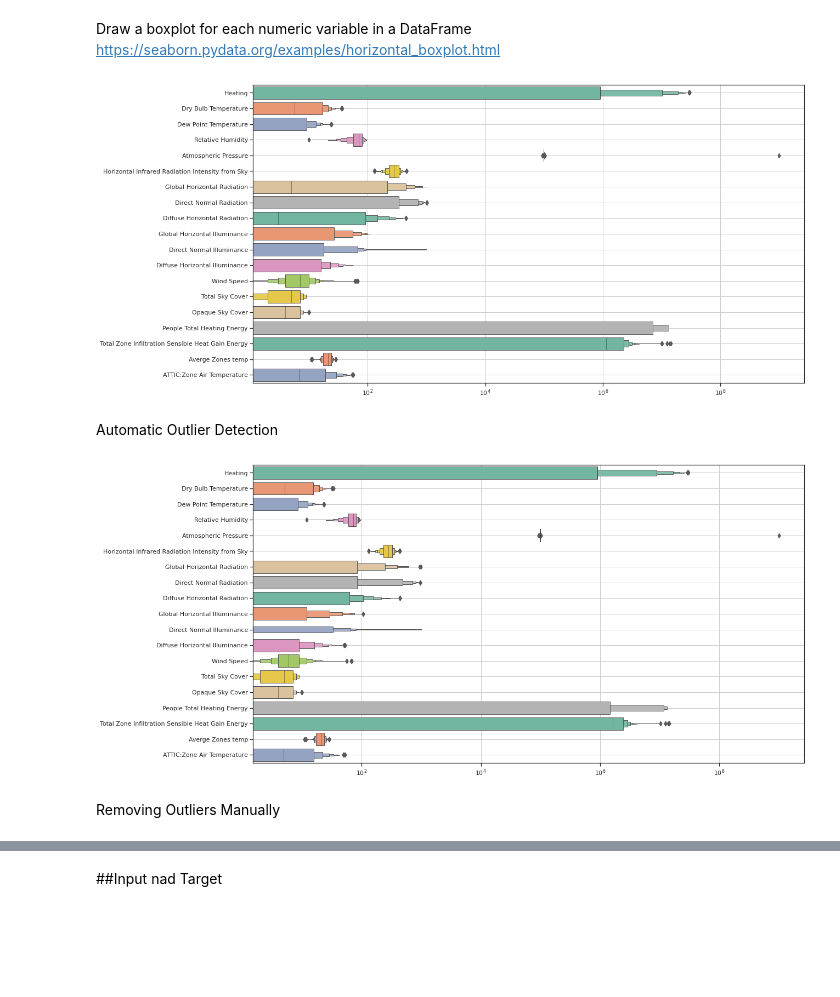
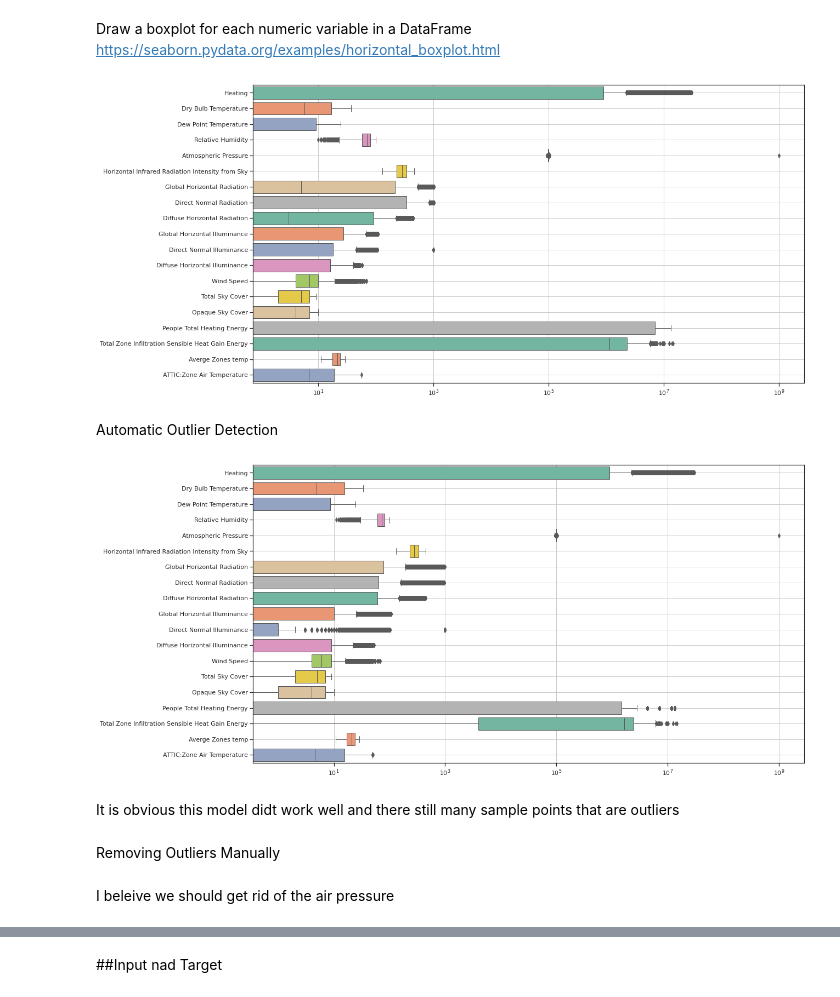
Before and after one commit to sajad95/Heat, a Jupyter notebook: FastCodeImpactofweatherXGB.ipynb, the cells around one changed output, grey strips where cells are left out. Saved outputs shown, nothing was run; the diff lists cells and outputs as text; code cells hidden in the pictures; blank space fills up the shorter version.

```diff
--- a/FastCodeImpactofweatherXGB.ipynb
+++ b/FastCodeImpactofweatherXGB.ipynb
@@ -104,13 +104,13 @@ import matplotlib.pyplot as plt
 sns.set_theme(style="ticks")
 f, ax = plt.subplots(figsize=(18, 10))
 ax.set_xscale("log")
-ax = sns.boxenplot(data=raw_df3, orient="h", palette="Set2", linewidth=1)
+ax = sns.boxplot(data=raw_df3, orient="h", palette="Set2", linewidth=1)
 ax.xaxis.grid(True)
 ax.yaxis.grid(True)
 #boxplot If you used it, you should remove scale = 'linear'
 #boxenplot if you used it, you can use scale = 'linear'
 # %% [output]
-[figure, old version]
+[figure, new version]
 # %% [markdown]
 Automatic Outlier Detection
 # %%
@@ -134,13 +134,18 @@ new_raw_df3 = new_raw_df3[newmask.values]
 # %%
 sns.set_theme(style="ticks")
 f, ax = plt.subplots(figsize=(18, 10))
 ax.set_xscale("log")
-ax = sns.boxenplot(data=new_raw_df3, orient="h", palette="Set2", linewidth=1)
+ax = sns.boxplot(data=new_raw_df3, orient="h", palette="Set2", linewidth=1)
 ax.xaxis.grid(True)
 ax.yaxis.grid(True)
+
 #boxplot If you used it, you should remove scale = 'linear'
 #boxenplot if you used it, you can use scale = 'linear'
 # %% [output]
-[figure, old version]
+[figure, new version]
+# %% [markdown]
+It is obvious this model didt work well and there still many sample points that are outliers
 # %% [markdown]
 Removing Outliers Manually
+# %% [markdown]
+I beleive we should get rid of the air pressure
```
Also changed, not shown: parts of 5 cells of this notebook.
